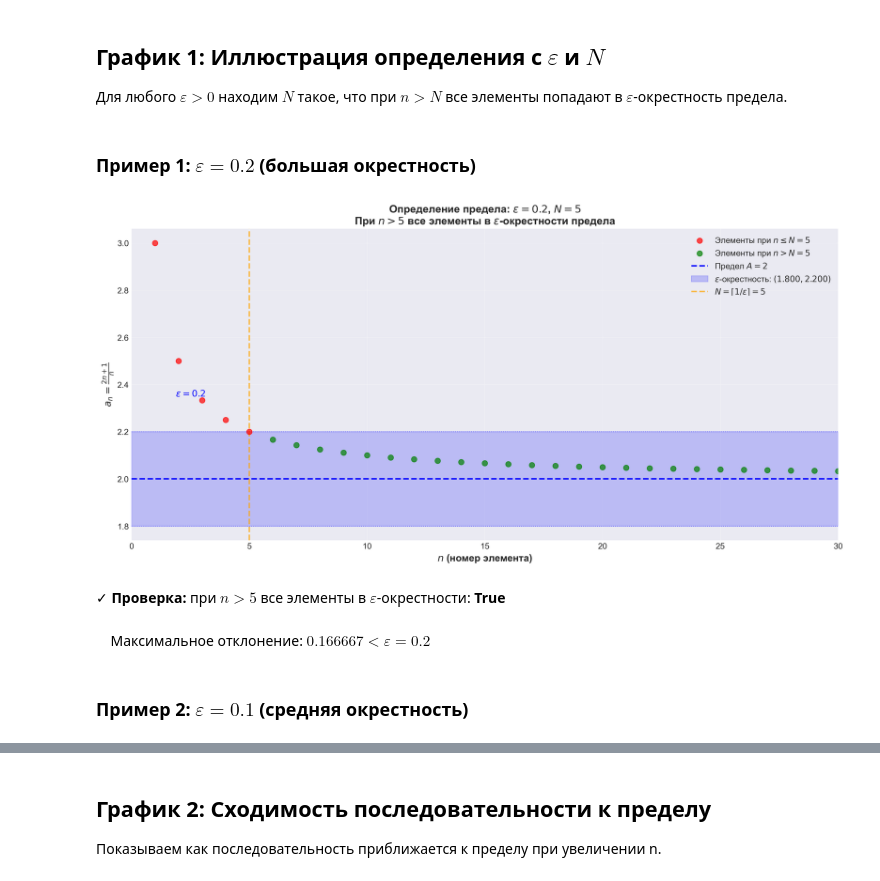
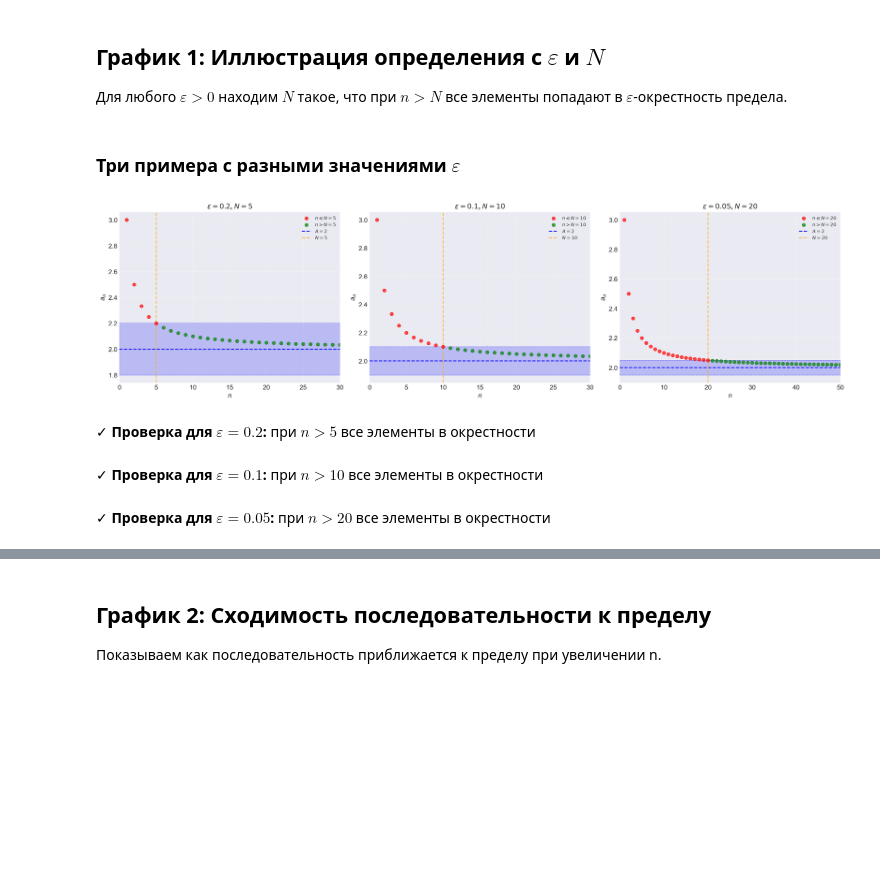
Before and after one commit to sabahtalateh/ainots, a Jupyter notebook: worknbs/limitdemo.ipynb, the cells around one changed output, grey strips where cells are left out. Saved outputs shown, nothing was run; the diff lists cells and outputs as text; code cells hidden in the pictures; blank space fills up the shorter version.

```diff
--- a/worknbs/limitdemo.ipynb
+++ b/worknbs/limitdemo.ipynb
@@ -119,12 +115,59 @@ def plot_limit_illustration(epsilon, n_max=50):
         display(Markdown(rf"✓ **Проверка:** при $n > {N}$ все элементы в $\varepsilon$-окрестности: **{all_in_range}**"))
         display(Markdown(rf"&nbsp;&nbsp;&nbsp;&nbsp;Максимальное отклонение: ${max_dev:.6f} < \varepsilon = {epsilon}$"))
 # %% [markdown]
-### Пример 1: $\varepsilon = 0.2$ (большая окрестность)
+### Три примера с разными значениями $\varepsilon$
 # %%
-plot_limit_illustration(epsilon=0.2, n_max=30)
+# Функция для отрисовки на одном subplot
+def plot_on_axis(ax, epsilon, n_max=50):
+    """Рисует график определения предела на заданном axis"""
+    N = int(np.ceil(1 / epsilon))
+    n_values = np.arange(1, n_max + 1)
+    a_values = a_n(n_values)
+
+    mask_before = n_values <= N
+    mask_after = n_values > N
+
+    # Рисуем точки
+    ax.scatter(n_values[mask_before], a_values[mask_before],
+               color='red', s=30, alpha=0.7, label=rf'$n \leq N={N}$', zorder=3)
+    ax.scatter(n_values[mask_after], a_values[mask_after],
+               color='green', s=30, alpha=0.7, label=rf'$n > N={N}$', zorder=3)
+
+    # Предел и окрестность
+    ax.axhline(y=limit, color='blue', linestyle='--', linewidth=1.5, label=rf'$A = {limit}$')
+    ax.axhspan(limit - epsilon, limit + epsilon, alpha=0.2, color='blue')
+    ax.axhline(y=limit + epsilon, color='blue', linestyle=':', linewidth=1, alpha=0.5)
+    ax.axhline(y=limit - epsilon, color='blue', linestyle=':', linewidth=1, alpha=0.5)
+    ax.axvline(x=N, color='orange', linestyle='--', linewidth=1.5, alpha=0.7,
+               label=rf'$N = {N}$')
+
+    # Настройки
+    ax.set_xlabel(r'$n$', fontsize=11, fontweight='bold')
+    ax.set_ylabel(r'$a_n$', fontsize=11, fontweight='bold')
+    ax.set_title(rf'$\varepsilon = {epsilon}$, $N = {N}$', fontsize=12, fontweight='bold')
+    ax.legend(loc='upper right', fontsize=8)
+    ax.grid(True, alpha=0.3)
+    ax.set_xlim(0, n_max)
+
+    return N, n_values, a_values, mask_after
+
+# Создаём 3 subplot'а
+fig, (ax1, ax2, ax3) = plt.subplots(1, 3, figsize=(18, 5))
+
+# Три примера с разными epsilon
+N1, n1, a1, mask1 = plot_on_axis(ax1, epsilon=0.2, n_max=30)
+N2, n2, a2, mask2 = plot_on_axis(ax2, epsilon=0.1, n_max=30)
+N3, n3, a3, mask3 = plot_on_axis(ax3, epsilon=0.05, n_max=50)
+
+plt.tight_layout()
+plt.show()
+
+# Проверки
+display(Markdown(rf"✓ **Проверка для $\varepsilon = 0.2$:** при $n > {N1}$ все элементы в окрестности"))
+display(Markdown(rf"✓ **Проверка для $\varepsilon = 0.1$:** при $n > {N2}$ все элементы в окрестности"))
+display(Markdown(rf"✓ **Проверка для $\varepsilon = 0.05$:** при $n > {N3}$ все элементы в окрестности"))
 # %% [output]
-[figure, old version]
+[figure, new version]
-✓ **Проверка:** при $n > 5$ все элементы в $\varepsilon$-окрестности: **True**
+✓ **Проверка для $\varepsilon = 0.2$:** при $n > 5$ все элементы в окрестности
-&nbsp;&nbsp;&nbsp;&nbsp;Максимальное отклонение: $0.166667 < \varepsilon = 0.2$
+✓ **Проверка для $\varepsilon = 0.1$:** при $n > 10$ все элементы в окрестности
+✓ **Проверка для $\varepsilon = 0.05$:** при $n > 20$ все элементы в окрестности
-# %% [markdown]
-### Пример 2: $\varepsilon = 0.1$ (средняя окрестность)
```
Also changed, not shown: parts of 5 cells of this notebook, 1 other file.
